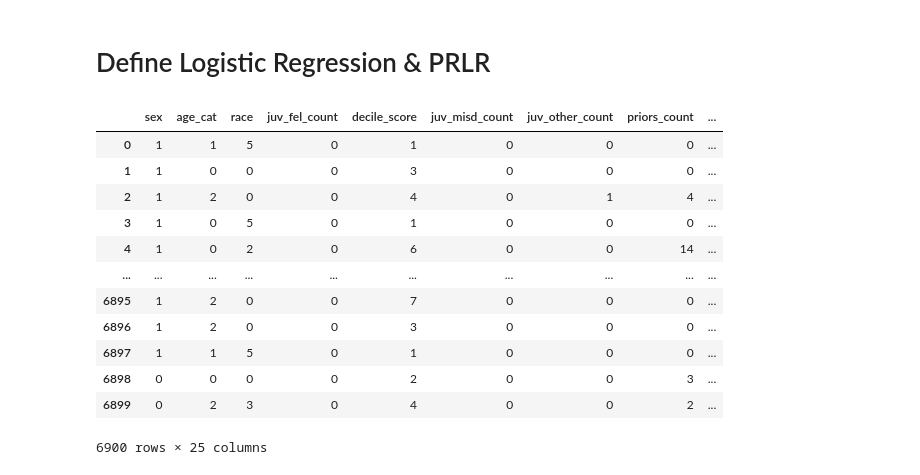
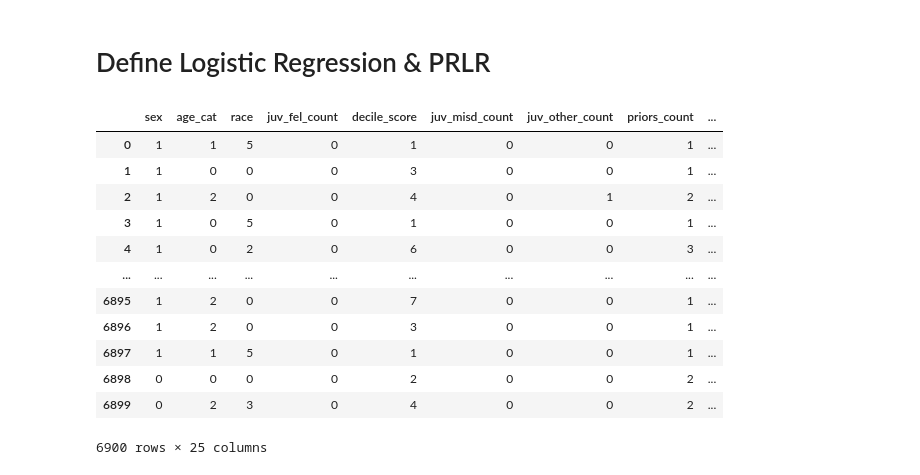
Before and after one commit to juliamblake1/ADS-Project-4, a Jupyter notebook: doc/Implementation_paper5.ipynb, the cells around one changed output. Cells and saved outputs as stored; diff of their text form; code cells hidden in the pictures.

```diff
--- a/doc/Implementation_paper5.ipynb
+++ b/doc/Implementation_paper5.ipynb
@@ -340,20 +340,20 @@ compas_scores_processed_numeric.to_csv("../data/compas-scores-two-years_processe
 # %% [markdown]
 # Define Logistic Regression & PRLR
 # %%
-# df = pd.read_csv('../data/compas-scores-two-years_processed_numeric.csv')
-# df
+df = pd.read_csv('../data/compas-scores-two-years_processed_numeric_discretized.csv')
+df
 # %% [output]
 |  | sex | age_cat | race | juv_fel_count | decile_score | juv_misd_count | juv_other_count | priors_count | ... |
-| 0 | 1 | 1 | 5 | 0 | 1 | 0 | 0 | 0 | ... |
-| 1 | 1 | 0 | 0 | 0 | 3 | 0 | 0 | 0 | ... |
-| 2 | 1 | 2 | 0 | 0 | 4 | 0 | 1 | 4 | ... |
-| 3 | 1 | 0 | 5 | 0 | 1 | 0 | 0 | 0 | ... |
-| 4 | 1 | 0 | 2 | 0 | 6 | 0 | 0 | 14 | ... |
+| 0 | 1 | 1 | 5 | 0 | 1 | 0 | 0 | 1 | ... |
+| 1 | 1 | 0 | 0 | 0 | 3 | 0 | 0 | 1 | ... |
+| 2 | 1 | 2 | 0 | 0 | 4 | 0 | 1 | 2 | ... |
+| 3 | 1 | 0 | 5 | 0 | 1 | 0 | 0 | 1 | ... |
+| 4 | 1 | 0 | 2 | 0 | 6 | 0 | 0 | 3 | ... |
 | ... | ... | ... | ... | ... | ... | ... | ... | ... | ... |
-| 6895 | 1 | 2 | 0 | 0 | 7 | 0 | 0 | 0 | ... |
-| 6896 | 1 | 2 | 0 | 0 | 3 | 0 | 0 | 0 | ... |
-| 6897 | 1 | 1 | 5 | 0 | 1 | 0 | 0 | 0 | ... |
-| 6898 | 0 | 0 | 0 | 0 | 2 | 0 | 0 | 3 | ... |
+| 6895 | 1 | 2 | 0 | 0 | 7 | 0 | 0 | 1 | ... |
+| 6896 | 1 | 2 | 0 | 0 | 3 | 0 | 0 | 1 | ... |
+| 6897 | 1 | 1 | 5 | 0 | 1 | 0 | 0 | 1 | ... |
+| 6898 | 0 | 0 | 0 | 0 | 2 | 0 | 0 | 2 | ... |
 | 6899 | 0 | 2 | 3 | 0 | 4 | 0 | 0 | 2 | ... |
 6900 rows × 25 columns
 # %%
```
Also changed, not shown: parts of 16 cells of this notebook.
